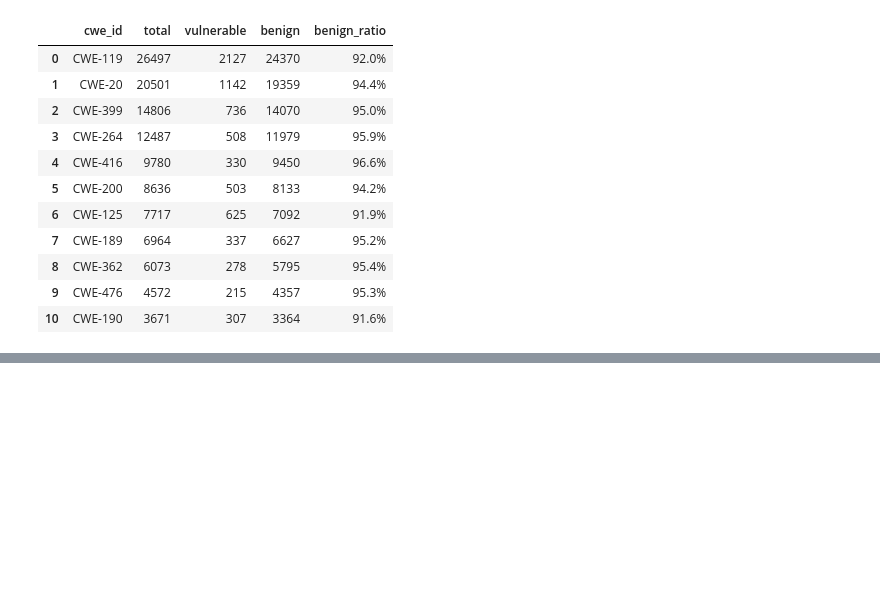
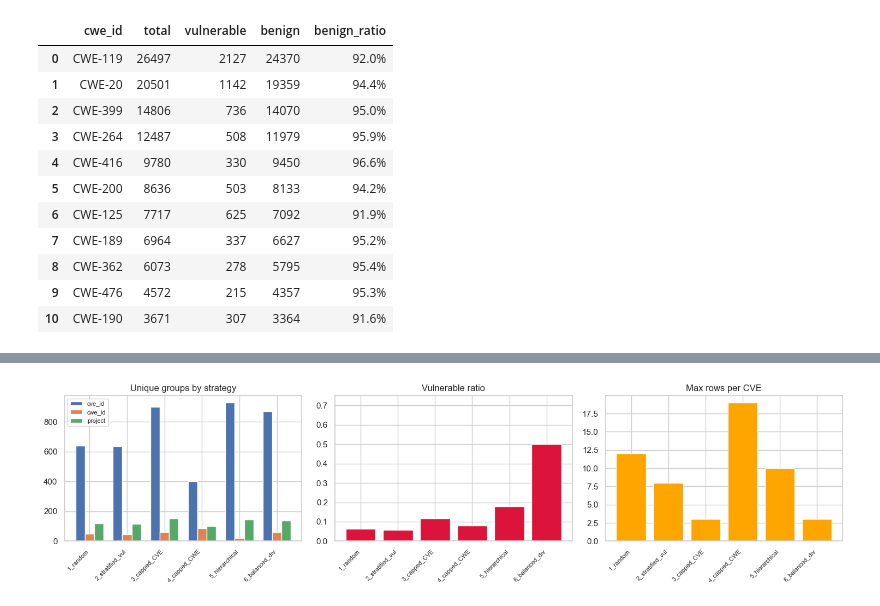
Before and after one commit to noamdwc/graph-vul, a Jupyter notebook: notebooks/full_dataset_eda.ipynb, the cells around one changed output, grey strips where cells are left out. Saved outputs shown, nothing was run; the diff lists cells and outputs as text; code cells hidden in the pictures; blank space fills up the shorter version.

```diff
--- a/notebooks/full_dataset_eda.ipynb
+++ b/notebooks/full_dataset_eda.ipynb
@@ -310,0 +934,36 @@ Found 11 candidate CWEs for expansion (>=200 vulnerable, >=30% benign):
+# %%
+# 7.3b — Visual comparisons
+fig, axes = plt.subplots(1, 3, figsize=(15, 4))
+names = list(strategies.keys())
+
+# Unique CVEs/CWEs/projects
+ax = axes[0]
+for i, col in enumerate(["unique_cve_ids", "unique_cwe_ids", "unique_projects"]):
+    if col in comparison.columns:
+        vals = comparison[col].values
+        x = np.arange(len(names))
+        ax.bar(x + i * 0.25, vals, width=0.25, label=col.replace("unique_", "").replace("s", ""))
+ax.set_xticks(np.arange(len(names)) + 0.25)
+ax.set_xticklabels(names, rotation=45, ha="right", fontsize=8)
+ax.set_title("Unique groups by strategy")
+ax.legend(fontsize=8)
+
+# Vulnerable ratio
+ax = axes[1]
+if "vul_ratio" in comparison.columns:
+    ax.bar(names, comparison["vul_ratio"].values, color="crimson")
+    ax.set_title("Vulnerable ratio")
+    ax.set_xticklabels(names, rotation=45, ha="right", fontsize=8)
+    ax.set_ylim(0, min(1, comparison["vul_ratio"].max() * 1.5))
+
+# Max CVE concentration
+ax = axes[2]
+if "max_per_cve_id" in comparison.columns:
+    ax.bar(names, comparison["max_per_cve_id"].values, color="orange")
+    ax.set_title("Max rows per CVE")
+    ax.set_xticklabels(names, rotation=45, ha="right", fontsize=8)
+
+plt.tight_layout()
+plt.show()
+# %% [output]
+[figure, added]
```
Also changed, not shown: parts of 23 cells of this notebook, 23 other files.
